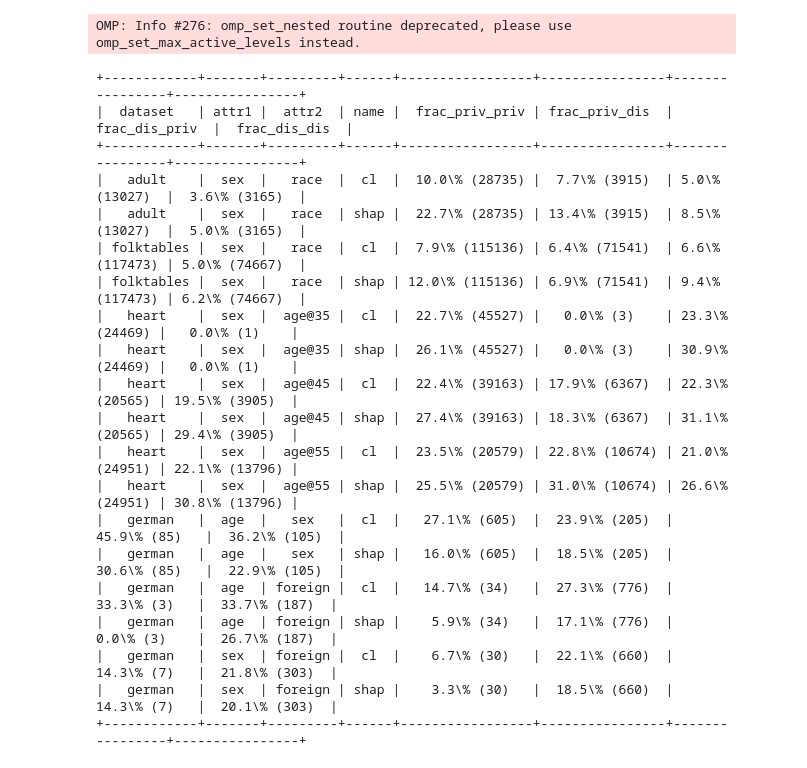
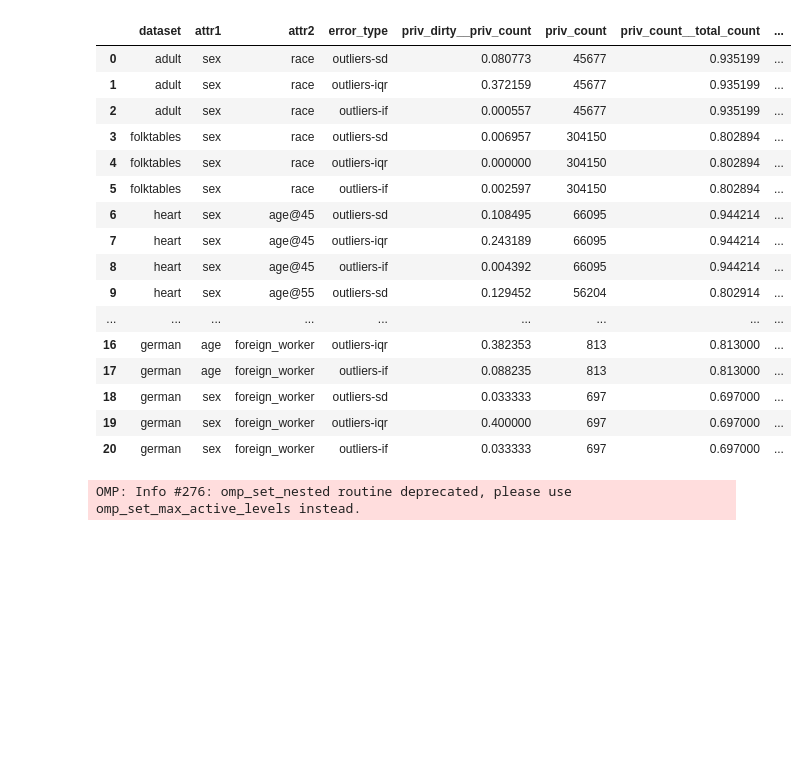
Before and after one commit to amsterdata/demodq, a Jupyter notebook: detect_errors-intersectional-combined.ipynb, the cells around one changed output. Saved outputs shown, nothing was run; the diff lists cells and outputs as text; code cells hidden in the pictures; blank space fills up the shorter version.

```diff
--- a/detect_errors-intersectional-combined.ipynb
+++ b/detect_errors-intersectional-combined.ipynb
@@ -147,9 +346,27 @@ print(frac_outliers)
+# %%
+%%sql --save outliers__pp_dagg --with error_rates__pp_dagg
+SELECT *
+FROM error_rates__pp_dagg
+WHERE error_type LIKE 'outliers-%'
+# %% [output]
+|  | dataset | attr1 | attr2 | error_type | priv_dirty__priv_count | priv_count | priv_count__total_count | ... |
+| 0 | adult | sex | race | outliers-sd | 0.080773 | 45677 | 0.935199 | ... |
+| 1 | adult | sex | race | outliers-iqr | 0.372159 | 45677 | 0.935199 | ... |
+| 2 | adult | sex | race | outliers-if | 0.000557 | 45677 | 0.935199 | ... |
+| 3 | folktables | sex | race | outliers-sd | 0.006957 | 304150 | 0.802894 | ... |
+| 4 | folktables | sex | race | outliers-iqr | 0.000000 | 304150 | 0.802894 | ... |
+| 5 | folktables | sex | race | outliers-if | 0.002597 | 304150 | 0.802894 | ... |
+| 6 | heart | sex | age@45 | outliers-sd | 0.108495 | 66095 | 0.944214 | ... |
+| 7 | heart | sex | age@45 | outliers-iqr | 0.243189 | 66095 | 0.944214 | ... |
+| 8 | heart | sex | age@45 | outliers-if | 0.004392 | 66095 | 0.944214 | ... |
+| 9 | heart | sex | age@55 | outliers-sd | 0.129452 | 56204 | 0.802914 | ... |
+| ... | ... | ... | ... | ... | ... | ... | ... | ... |
+| 16 | german | age | foreign_worker | outliers-iqr | 0.382353 | 813 | 0.813000 | ... |
+| 17 | german | age | foreign_worker | outliers-if | 0.088235 | 813 | 0.813000 | ... |
+| 18 | german | sex | foreign_worker | outliers-sd | 0.033333 | 697 | 0.697000 | ... |
+| 19 | german | sex | foreign_worker | outliers-iqr | 0.400000 | 697 | 0.697000 | ... |
+| 20 | german | sex | foreign_worker | outliers-if | 0.033333 | 697 | 0.697000 | ... |
 # %%
-frac_outliers = PrettyTable()
-frac_outliers.field_names = ["dataset", "attr1", "attr2", "name",
-                             "frac_priv_priv", "frac_priv_dis",
-                             "frac_dis_priv", "frac_dis_dis"]
-
 for dataset_name, attr1, attr2 in cases:
     dataset = Datasets.load(dataset_name)
 
@@ -164,37 +381,14 @@ for dataset_name, attr1, attr2 in cases:
         dirty_priv_priv, dirty_priv_nonpriv, dirty_nonpriv_priv, dirty_nonpriv_nonpriv = \
             dataset.partition_data_by(dirty, attr1, attr2)
 
-        frac_priv_priv = len(dirty_priv_priv) / len(data_priv_priv) if len(data_priv_priv) else np.NAN
-        frac_priv_nonpriv = len(dirty_priv_nonpriv) / len(data_priv_nonpriv) if len(data_priv_nonpriv) else np.NAN
-        frac_nonpriv_priv = len(dirty_nonpriv_priv) / len(data_nonpriv_priv) if len(data_nonpriv_priv) else np.NAN
-        frac_nonpriv_nonpriv = len(dirty_nonpriv_nonpriv) / len(data_nonpriv_nonpriv) if len(data_nonpriv_nonpriv) else np.NAN
+        # frac_priv_priv = len(dirty_priv_priv) / len(data_priv_priv) if len(data_priv_priv) else np.NAN
+        # frac_priv_nonpriv = len(dirty_priv_nonpriv) / len(data_priv_nonpriv) if len(data_priv_nonpriv) else np.NAN
+        # frac_nonpriv_priv = len(dirty_nonpriv_priv) / len(data_nonpriv_priv) if len(data_nonpriv_priv) else np.NAN
+        # frac_nonpriv_nonpriv = len(dirty_nonpriv_nonpriv) / len(data_nonpriv_nonpriv) if len(data_nonpriv_nonpriv) else np.NAN
 
-        frac_outliers.add_row([dataset_name, attr1[:7], attr2[:7], name,
-                               f"{perc(frac_priv_priv)} ({len(data_priv_priv)})",
-                               f"{perc(frac_priv_nonpriv)} ({len(data_priv_nonpriv)})",
-                               f"{perc(frac_nonpriv_priv)} ({len(data_nonpriv_priv)})",
-                               f"{perc(frac_nonpriv_nonpriv)} ({len(data_nonpriv_nonpriv)})"])
-
-print(frac_outliers)
+        query = f"INSERT INTO errors VALUES ('{dataset_name}', '{attr1}', '{attr2}', 'mislabels-{name}',"\
+                f"{len(dirty_priv_priv)}, {len(dirty_priv_nonpriv)},"\
+                f"{len(dirty_nonpriv_priv)}, {len(dirty_nonpriv_nonpriv)})"
+        %sql {{query}}
 # %% [output]
 OMP: Info #276: omp_set_nested routine deprecated, please use omp_set_max_active_levels instead.
-+------------+-------+---------+------+-----------------+----------------+----------------+----------------+
-|  dataset   | attr1 |  attr2  | name |  frac_priv_priv | frac_priv_dis  | frac_dis_priv  |  frac_dis_dis  |
-+------------+-------+---------+------+-----------------+----------------+----------------+----------------+
-|   adult    |  sex  |   race  |  cl  |  10.0\% (28735) |  7.7\% (3915)  | 5.0\% (13027)  |  3.6\% (3165)  |
-|   adult    |  sex  |   race  | shap |  22.7\% (28735) | 13.4\% (3915)  | 8.5\% (13027)  |  5.0\% (3165)  |
-| folktables |  sex  |   race  |  cl  |  7.9\% (115136) | 6.4\% (71541)  | 6.6\% (117473) | 5.0\% (74667)  |
-| folktables |  sex  |   race  | shap | 12.0\% (115136) | 6.9\% (71541)  | 9.4\% (117473) | 6.2\% (74667)  |
-|   heart    |  sex  |  age@35 |  cl  |  22.7\% (45527) |   0.0\% (3)    | 23.3\% (24469) |   0.0\% (1)    |
-|   heart    |  sex  |  age@35 | shap |  26.1\% (45527) |   0.0\% (3)    | 30.9\% (24469) |   0.0\% (1)    |
-|   heart    |  sex  |  age@45 |  cl  |  22.4\% (39163) | 17.9\% (6367)  | 22.3\% (20565) | 19.5\% (3905)  |
-|   heart    |  sex  |  age@45 | shap |  27.4\% (39163) | 18.3\% (6367)  | 31.1\% (20565) | 29.4\% (3905)  |
-|   heart    |  sex  |  age@55 |  cl  |  23.5\% (20579) | 22.8\% (10674) | 21.0\% (24951) | 22.1\% (13796) |
-|   heart    |  sex  |  age@55 | shap |  25.5\% (20579) | 31.0\% (10674) | 26.6\% (24951) | 30.8\% (13796) |
-|   german   |  age  |   sex   |  cl  |   27.1\% (605)  |  23.9\% (205)  |  45.9\% (85)   |  36.2\% (105)  |
-|   german   |  age  |   sex   | shap |   16.0\% (605)  |  18.5\% (205)  |  30.6\% (85)   |  22.9\% (105)  |
-|   german   |  age  | foreign |  cl  |   14.7\% (34)   |  27.3\% (776)  |   33.3\% (3)   |  33.7\% (187)  |
-|   german   |  age  | foreign | shap |    5.9\% (34)   |  17.1\% (776)  |   0.0\% (3)    |  26.7\% (187)  |
-|   german   |  sex  | foreign |  cl  |    6.7\% (30)   |  22.1\% (660)  |   14.3\% (7)   |  21.8\% (303)  |
-|   german   |  sex  | foreign | shap |    3.3\% (30)   |  18.5\% (660)  |   14.3\% (7)   |  20.1\% (303)  |
-+------------+-------+---------+------+-----------------+----------------+----------------+----------------+
```
Also changed, not shown: parts of 27 cells of this notebook.
